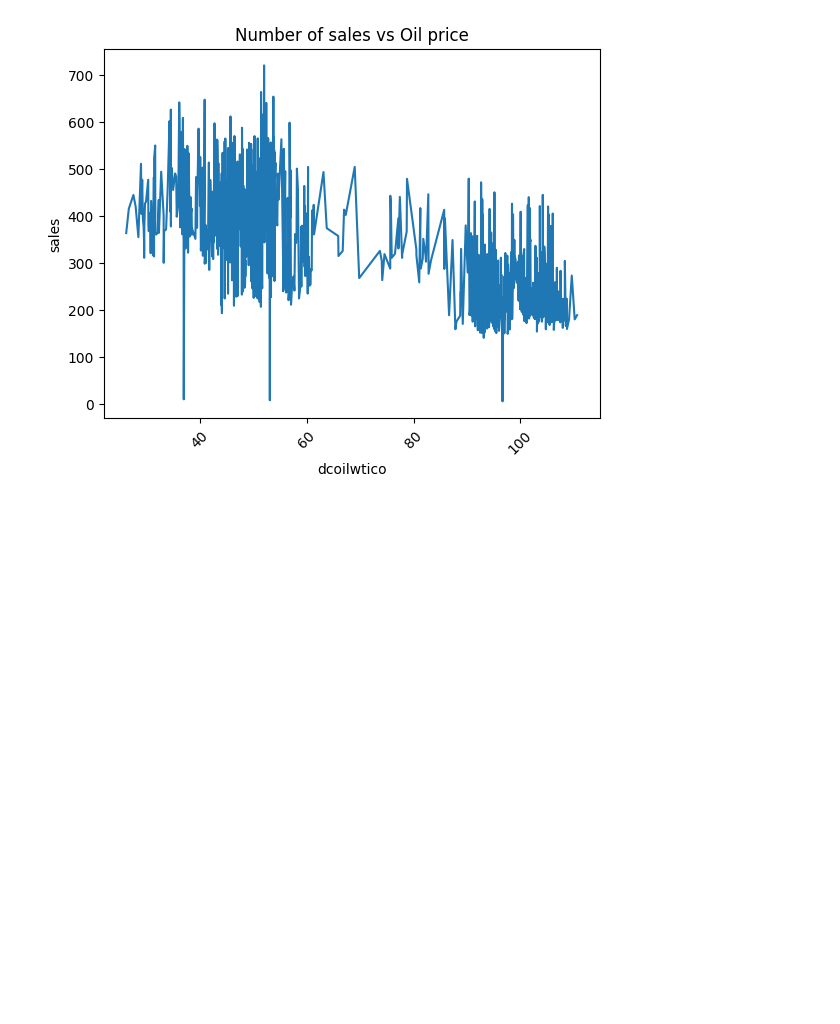
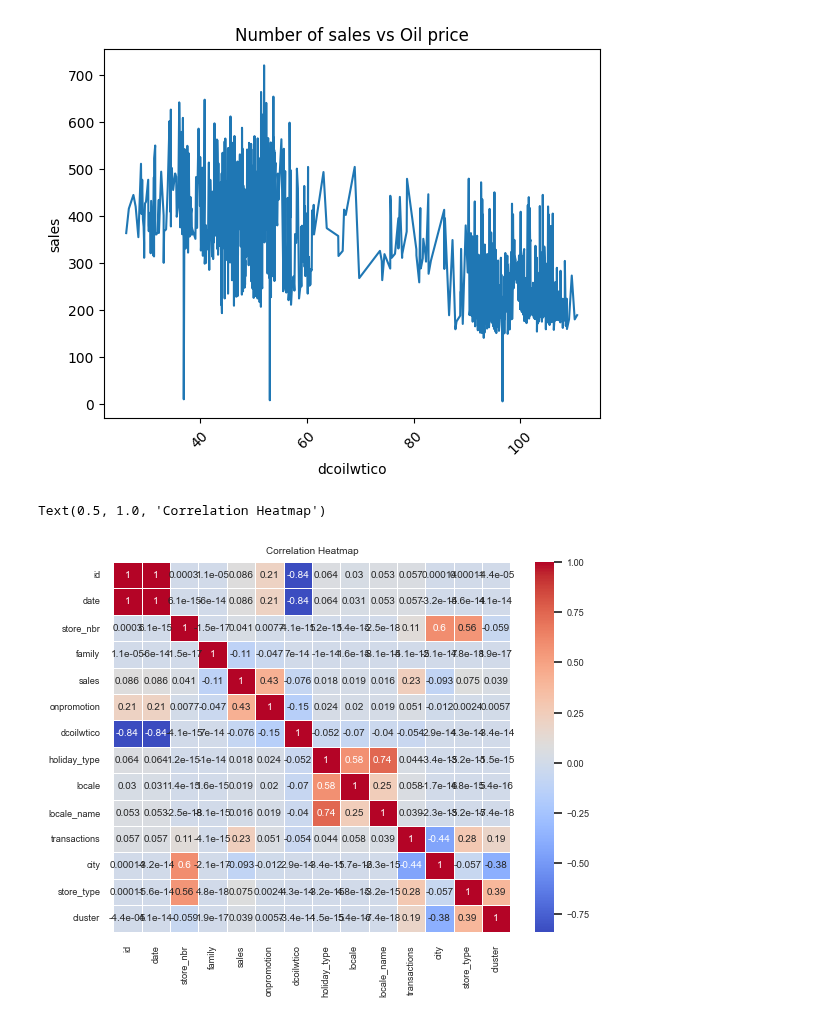
Before and after one commit to lieric90/Store-Sales, a Jupyter notebook: Store Sales Predictions/store_sale_predictions.ipynb, the cells around one changed output. Drawn from its saved outputs; the diff is of its cells as text; code cells hidden in the pictures; blank space fills up the shorter version.

Commit message:
correlation plots

```diff
--- a/Store Sales Predictions/store_sale_predictions.ipynb
+++ b/Store Sales Predictions/store_sale_predictions.ipynb
@@ -272,3 +272,15 @@ The `ci` parameter is deprecated. Use `errorbar=None` for the same effect.
 
   ax = sns.lineplot(data = training, x = 'dcoilwtico', y = 'sales', ci = None)
 [figure]
+# %%
+training = training.drop(['state'], axis=1)
+training = training.drop(['description'], axis=1)
+training = training.drop(['transferred'], axis=1)
+corr_matrix = training.corr()
+# %%
+sns.set(font_scale=0.6)
+sns.heatmap(corr_matrix, annot=True, cmap='coolwarm', linewidths=0.5)
+plt.title('Correlation Heatmap')
+# %% [output]
+Text(0.5, 1.0, 'Correlation Heatmap')
+[figure, added]
```
